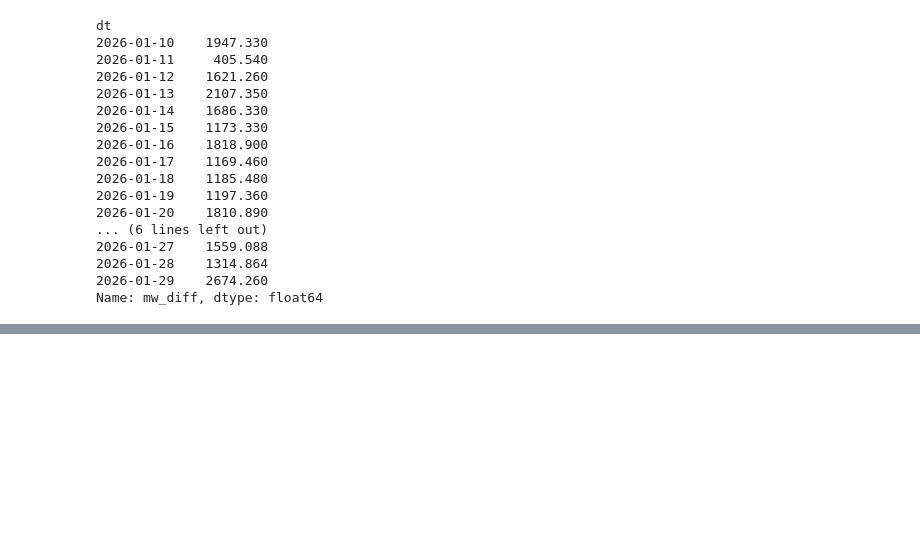
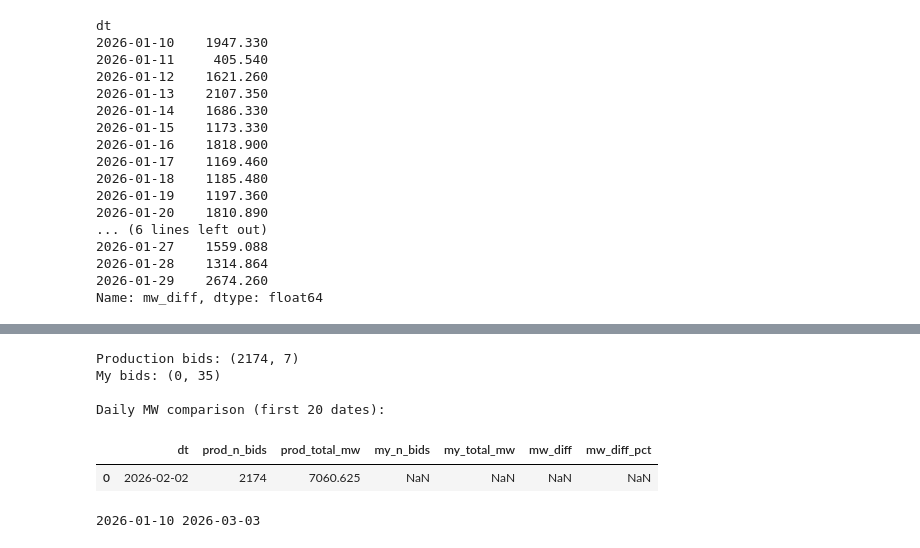
Before and after one commit to qingcheng-rgb/Qingcheng, a Jupyter notebook: QCTest/Port_construction_Darwin.ipynb, the cells around one changed output, grey strips where cells are left out. Cells and saved outputs as stored; diff of their text form; code cells hidden in the pictures; blank space fills up the shorter version.

```diff
--- a/QCTest/Port_construction_Darwin.ipynb
+++ b/QCTest/Port_construction_Darwin.ipynb
@@ -1007,0 +1109,63 @@ Name: mw_diff, dtype: float64
+# %%
+# 1. Load production Fourier bids from odessa_Bid
+conn = connections.get_sql_connection(database='odessa_Bid')
+prod_bids = pd.read_sql("""
+    SELECT dt, hr, node_num, segment, bid_mw, bid_price, incdec
+    FROM SPPFinalBidsBeforeAnyCut
+    WHERE strategy = 'Fourier' AND dt = '2026-02-02'
+""", conn)
+prod_bids['dt'] = prod_bids['dt'].astype(str)
+print(f'Production bids: {prod_bids.shape}')
+
+# 2. Load your Fourier with-dayzer portfolio
+my_bids = pd.read_csv('/var/www/python/Qingcheng/WFiles/fourier_port_with_dayzer.csv')
+my_bids['dt'] = my_bids['dt'].astype(str)
+my_bids = my_bids[my_bids['dt']=='2026-02-05']
+print(f'My bids: {my_bids.shape}')
+
+# 3. Daily comparison
+prod_daily = prod_bids.groupby('dt').agg(
+    prod_n_bids=('bid_mw', 'count'),
+    prod_total_mw=('bid_mw', 'sum')).reset_index()
+my_daily = my_bids.groupby('dt').agg(
+    my_n_bids=('bid_mw', 'count'),
+    my_total_mw=('bid_mw', 'sum')).reset_index()
+
+compare = prod_daily.merge(my_daily, on='dt', how='outer').sort_values('dt')
+compare['mw_diff'] = compare['my_total_mw'] - compare['prod_total_mw']
+compare['mw_diff_pct'] = (compare['mw_diff'] / compare['prod_total_mw'] * 100).round(1)
+print('\nDaily MW comparison (first 20 dates):')
+display(compare.head(20))
+# %% [output]
+Production bids: (2174, 7)
+My bids: (0, 35)
+
+Daily MW comparison (first 20 dates):
+|  | dt | prod_n_bids | prod_total_mw | my_n_bids | my_total_mw | mw_diff | mw_diff_pct |
+| 0 | 2026-02-02 | 2174 | 7060.625 | NaN | NaN | NaN | NaN |
+# %%
+from nighthawk.util import bigquery_functions
+
+df = bigquery_functions.download_df_from_bq("""
+    SELECT *
+    FROM `Fourier_Production.SPP_bids_table`
+    WHERE cut = 1
+      AND run_number = 1
+      AND dt >= '2026-01-10'
+      AND dt <= '2026-03-03'
+    ORDER BY dt, hr, node_num, incdec
+""")
+date_list = pd.date_range(start='2026-01-23', end='2026-01-28').strftime('%Y-%m-%d').tolist()
+df = df[~df['dt'].isin(date_list)]
+
+# nogo specific (dt, hr) pairs
+nogo_dthr = (
+    [('2026-01-30', hr) for hr in range(8, 13)] +   # hr 8–12
+    [('2026-01-31', hr) for hr in range(2, 12)]     # hr 2–11
+)
+df['_key'] = list(zip(pd.to_datetime(df['dt']).dt.strftime('%Y-%m-%d'), df['hr'].astype(int)))
+df = df[~df['_key'].isin(nogo_dthr)].drop(columns=['_key'])
+prod_run1= simulate_total_ftp(df)
+prod_run1.groupby(['dt']).net_pnl.sum()
+# %% [output]
+2026-01-10 2026-03-03
```
Also changed, not shown: parts of 15 cells of this notebook, 7 other files.
